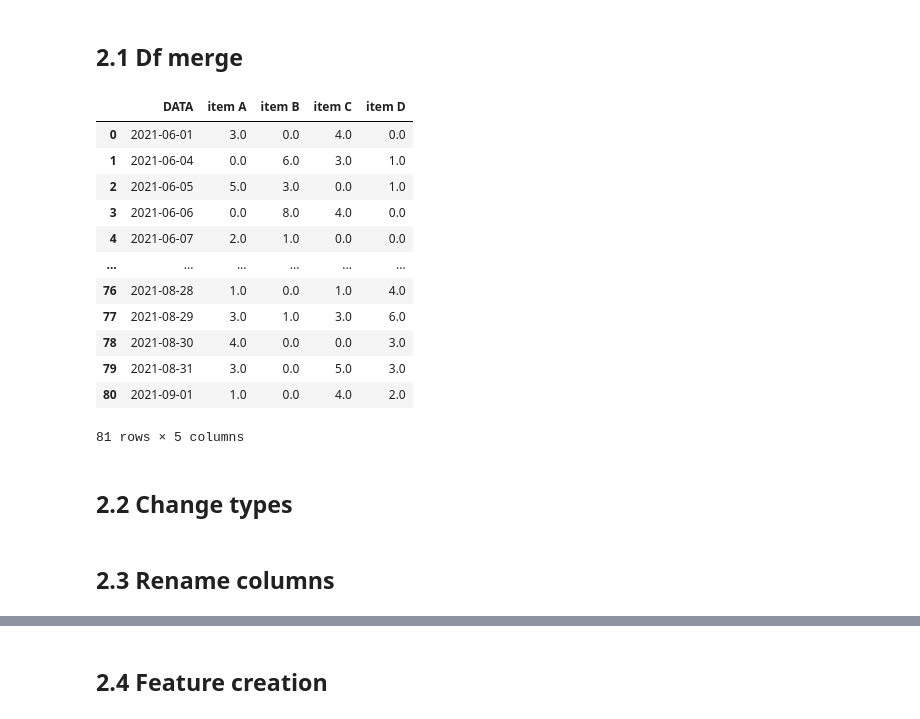
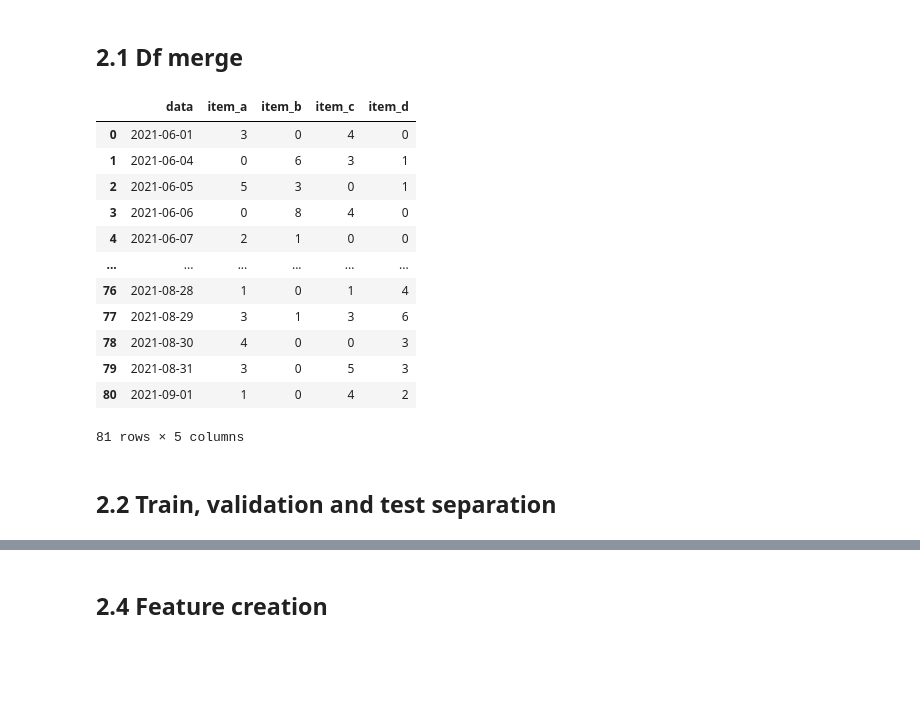
Before and after one commit to Eduardo-95-DS/case_mr_health, a Jupyter notebook: notebooks/Untitled.ipynb, the cells around one changed output, grey strips where cells are left out. Cells and saved outputs as stored; diff of their text form; code cells hidden in the pictures; blank space fills up the shorter version.

```diff
--- a/notebooks/Untitled.ipynb
+++ b/notebooks/Untitled.ipynb
@@ -151,36 +155,42 @@ Impressões: Aparenta ser o tipo de entregável esperado pela empresa
 # %%
 # criando uma tabela auxiliar a partir da tabela 'item_pedido' com a coluna ID ITEM quebrada em quatro colunas para cada tipo de item
 pivot_table = item_pedido.pivot_table(index='ID_PEDIDO', columns='ID_ITEM', values='QUANTIDADE', fill_value=0).reset_index()
 
 # unindo a tabela 'pedido' com a tabela auxiliar através da coluna 'ID_PEDIDO'
 pedido = pedido.merge(pivot_table[['ID_PEDIDO','item A', 'item B', 'item C', 'item D']], on='ID_PEDIDO', how='left')
 
 # agrupando a tabela pedido pela coluna DATA a fim de ter a soma total de cada item por dia
 pedido_grouped = pedido.groupby('DATA').agg({'ID_PEDIDO': 'first',  # mantém o primeiro ID_PEDIDO
                                             'item A': 'sum',
                                             'item B': 'sum',
                                             'item C': 'sum',
                                             'item D': 'sum'}).reset_index()
 
 # dropando coluna que não será utilizada
 pedido_grouped.drop(columns=['ID_PEDIDO'],inplace=True)
 
+
 # alteração de nome
 df=pedido_grouped
+
+# rename columns
+df.rename(columns={'DATA':'data','item A':'item_a','item B':'item_b','item C':'item_c','item D':'item_d'},inplace=True)
+
+# change types
+df[['item_a', 'item_b', 'item_c', 'item_d']]=df[['item_a', 'item_b', 'item_c', 'item_d']].astype(int)
+
 df
 # %% [output]
-|  | DATA | item A | item B | item C | item D |
-| 0 | 2021-06-01 | 3.0 | 0.0 | 4.0 | 0.0 |
-| 1 | 2021-06-04 | 0.0 | 6.0 | 3.0 | 1.0 |
-| 2 | 2021-06-05 | 5.0 | 3.0 | 0.0 | 1.0 |
-| 3 | 2021-06-06 | 0.0 | 8.0 | 4.0 | 0.0 |
-| 4 | 2021-06-07 | 2.0 | 1.0 | 0.0 | 0.0 |
+|  | data | item_a | item_b | item_c | item_d |
+| 0 | 2021-06-01 | 3 | 0 | 4 | 0 |
+| 1 | 2021-06-04 | 0 | 6 | 3 | 1 |
+| 2 | 2021-06-05 | 5 | 3 | 0 | 1 |
+| 3 | 2021-06-06 | 0 | 8 | 4 | 0 |
+| 4 | 2021-06-07 | 2 | 1 | 0 | 0 |
 | ... | ... | ... | ... | ... | ... |
-| 76 | 2021-08-28 | 1.0 | 0.0 | 1.0 | 4.0 |
-| 77 | 2021-08-29 | 3.0 | 1.0 | 3.0 | 6.0 |
-| 78 | 2021-08-30 | 4.0 | 0.0 | 0.0 | 3.0 |
-| 79 | 2021-08-31 | 3.0 | 0.0 | 5.0 | 3.0 |
-| 80 | 2021-09-01 | 1.0 | 0.0 | 4.0 | 2.0 |
+| 76 | 2021-08-28 | 1 | 0 | 1 | 4 |
+| 77 | 2021-08-29 | 3 | 1 | 3 | 6 |
+| 78 | 2021-08-30 | 4 | 0 | 0 | 3 |
+| 79 | 2021-08-31 | 3 | 0 | 5 | 3 |
+| 80 | 2021-09-01 | 1 | 0 | 4 | 2 |
 81 rows × 5 columns
-# %% [markdown]
-## **2.2 Change types**
@@ -189,2 +196,0 @@ df[['item A', 'item B', 'item C', 'item D']]=df[['item A', 'item B', 'item C', '
-# %% [markdown]
-## **2.3 Rename columns**
@@ -192,0 +197,2 @@ df.rename(columns={'DATA':'data','item A':'item_a','item B':'item_b','item C':'i
+# %% [markdown]
+## **2.2 Train, validation and test separation**
```
Also changed, not shown: parts of 56 cells of this notebook.
